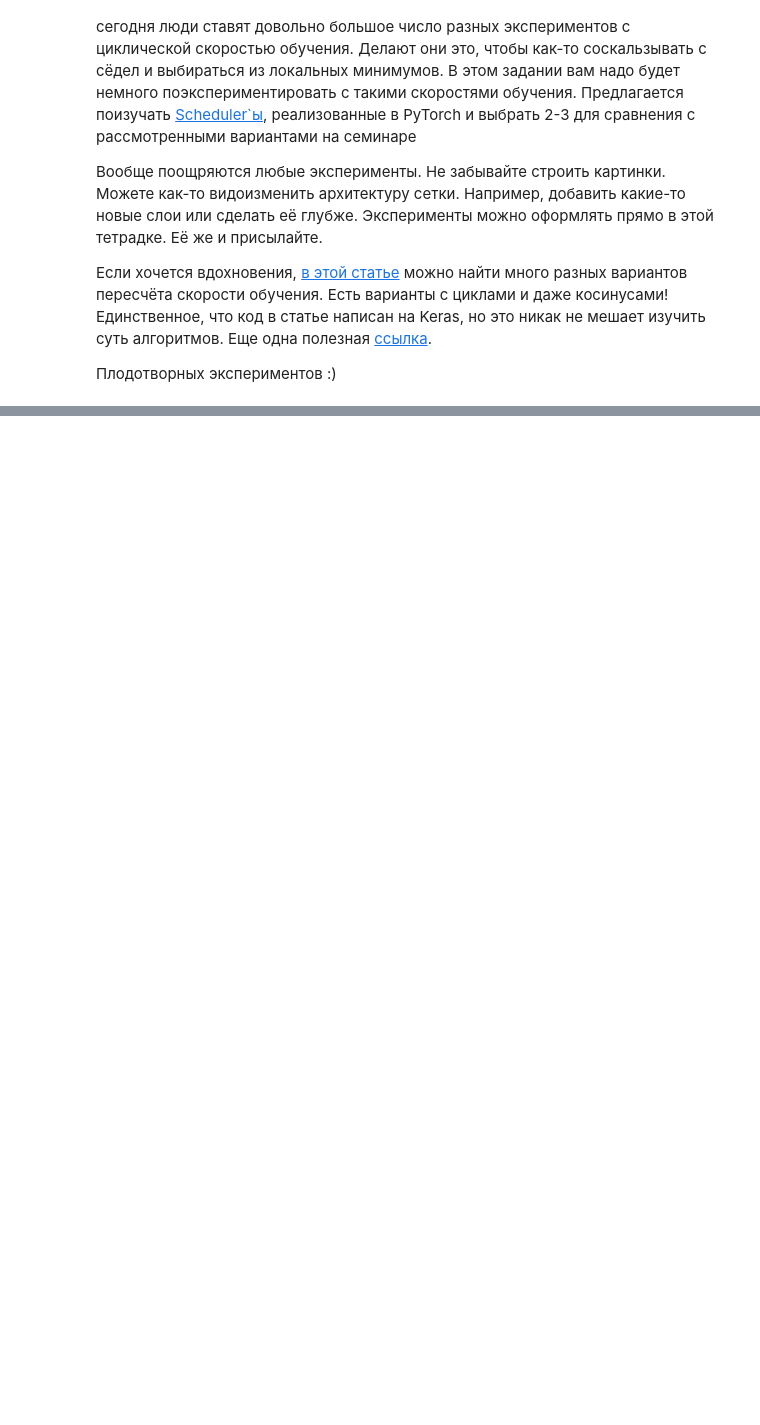
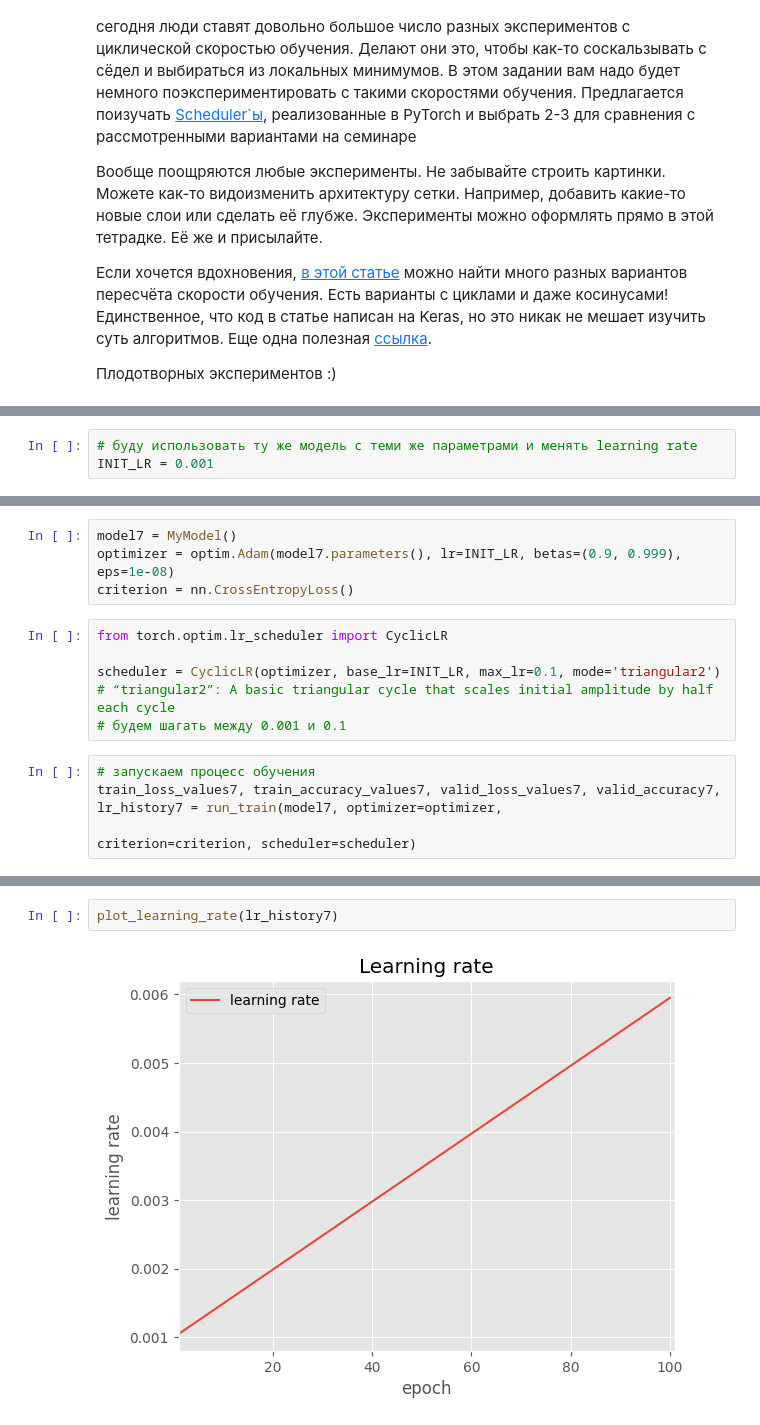
Before and after one commit to yodiiin/mag2023NN, a Jupyter notebook: 02-GradActivNormReg/02.1-GD.ipynb, the cells around one changed output, grey strips where cells are left out. Cells and saved outputs as stored; diff of their text form; blank space fills up the shorter version.

Commit message:
updating sem02 with schedulers

```diff
--- a/02-GradActivNormReg/02.1-GD.ipynb
+++ b/02-GradActivNormReg/02.1-GD.ipynb
@@ -363,0 +491,3 @@ plot([('Simple SGD', valid_loss_values),
+# %%
+# буду использовать ту же модель с теми же параметрами и менять learning rate
+INIT_LR = 0.001
@@ -363,0 +498,13 @@ plot([('Simple SGD', valid_loss_values),
+# %%
+model7 = MyModel()
+optimizer = optim.Adam(model7.parameters(), lr=INIT_LR, betas=(0.9, 0.999), eps=1e-08)
+criterion = nn.CrossEntropyLoss()
+# %%
+from torch.optim.lr_scheduler import CyclicLR
+
+scheduler = CyclicLR(optimizer, base_lr=INIT_LR, max_lr=0.1, mode='triangular2') # “triangular2”: A basic triangular cycle that scales initial amplitude by half each cycle
+# будем шагать между 0.001 и 0.1
+# %%
+# запускаем процесс обучения
+train_loss_values7, train_accuracy_values7, valid_loss_values7, valid_accuracy7, lr_history7 = run_train(model7, optimizer=optimizer,
+                                                                                                    criterion=criterion, scheduler=scheduler)
@@ -363,0 +522,4 @@ plot([('Simple SGD', valid_loss_values),
+# %%
+plot_learning_rate(lr_history7)
+# %% [output]
+[figure, added]
```
Also changed, not shown: parts of 48 cells of this notebook.
